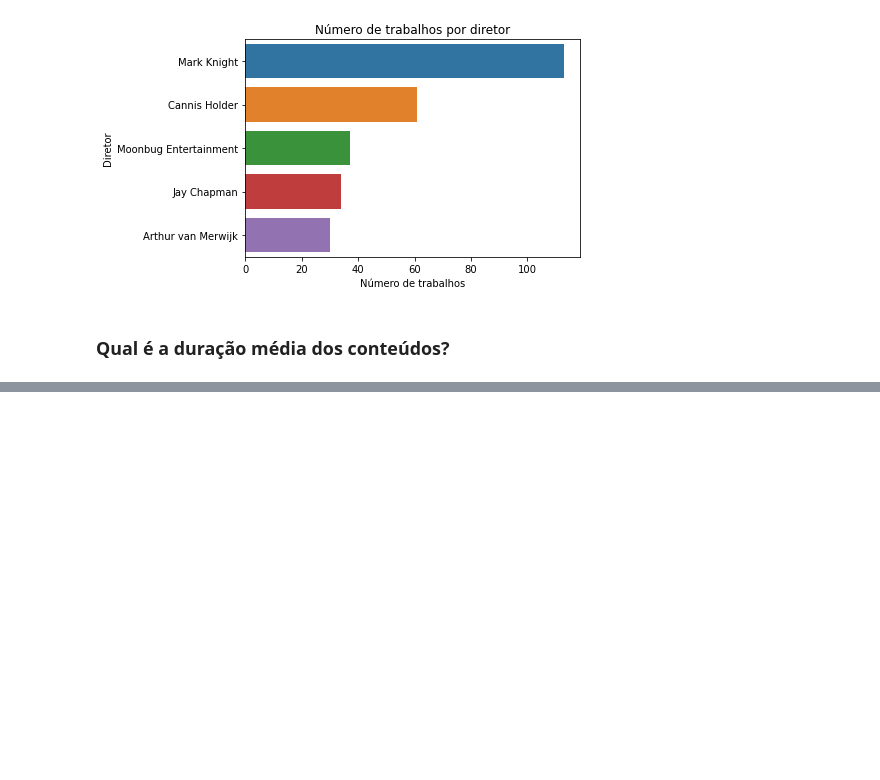
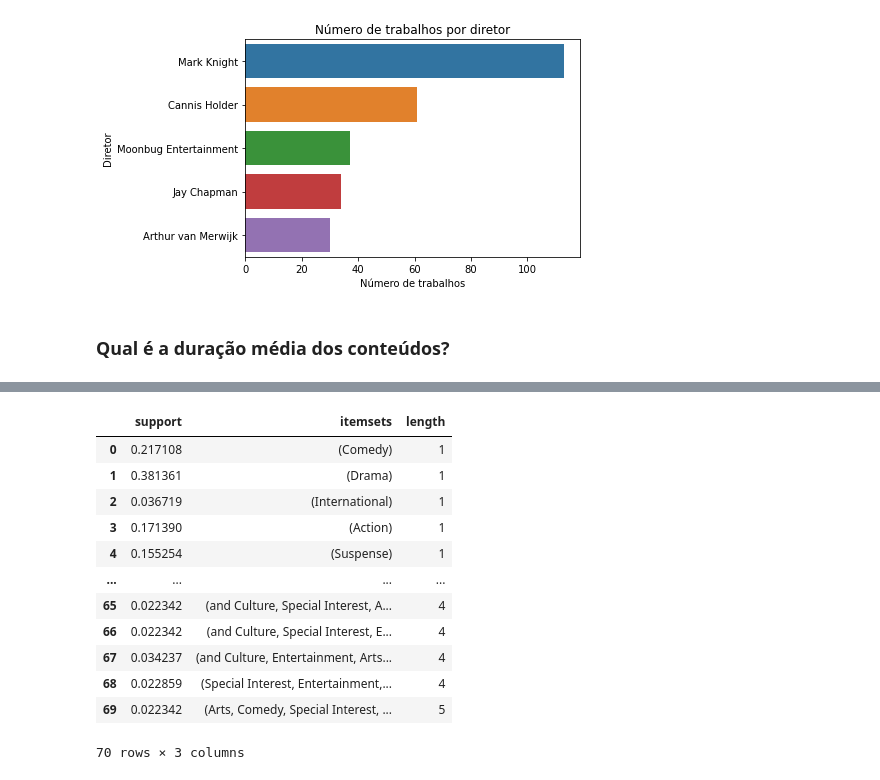
Before and after one commit to RodrigoSoares256/ExplanatoryAnalysis, a Jupyter notebook: AmazonCatalog.ipynb, the cells around one changed output, grey strips where cells are left out. Drawn from its saved outputs; the diff is of its cells as text; code cells hidden in the pictures; blank space fills up the shorter version.

```diff
--- a/AmazonCatalog.ipynb
+++ b/AmazonCatalog.ipynb
@@ -124,0 +206,20 @@ dtype: object
+# %%
+from mlxtend.frequent_patterns import apriori, association_rules
+associacoesFrequentes = apriori(dfSplitedListing, min_support = 0.01, use_colnames = True)
+associacoesFrequentes['length'] = associacoesFrequentes['itemsets'].apply(lambda x: len(x))
+
+associacoesFrequentes
+# %% [output]
+|  | support | itemsets | length |
+| 0 | 0.217108 | (Comedy) | 1 |
+| 1 | 0.381361 | (Drama) | 1 |
+| 2 | 0.036719 | (International) | 1 |
+| 3 | 0.171390 | (Action) | 1 |
+| 4 | 0.155254 | (Suspense) | 1 |
+| ... | ... | ... | ... |
+| 65 | 0.022342 | (and Culture, Special Interest, A... | 4 |
+| 66 | 0.022342 | (and Culture, Special Interest, E... | 4 |
+| 67 | 0.034237 | (and Culture, Entertainment, Arts... | 4 |
+| 68 | 0.022859 | (Special Interest, Entertainment,... | 4 |
+| 69 | 0.022342 | (Arts, Comedy, Special Interest, ... | 5 |
+70 rows × 3 columns
```
Also changed, not shown: parts of 16 cells of this notebook.
